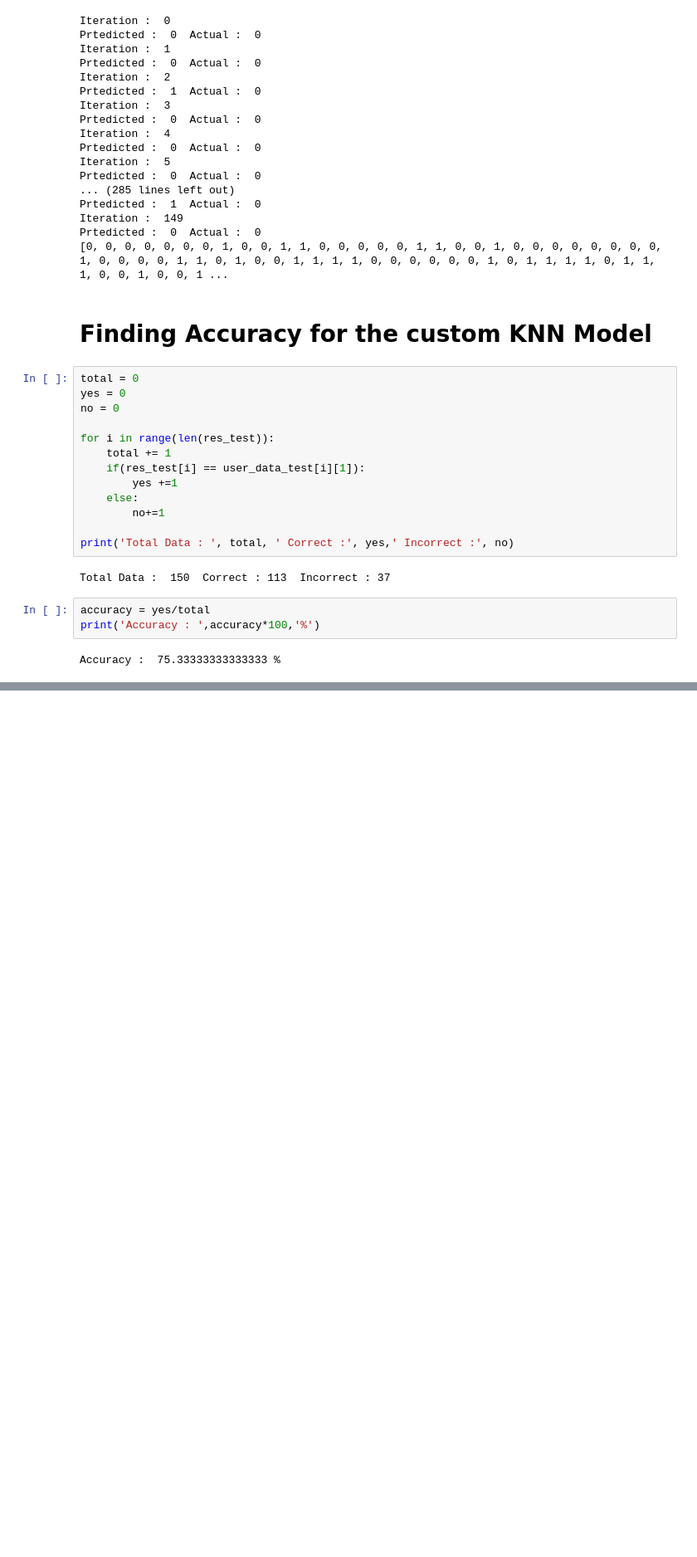
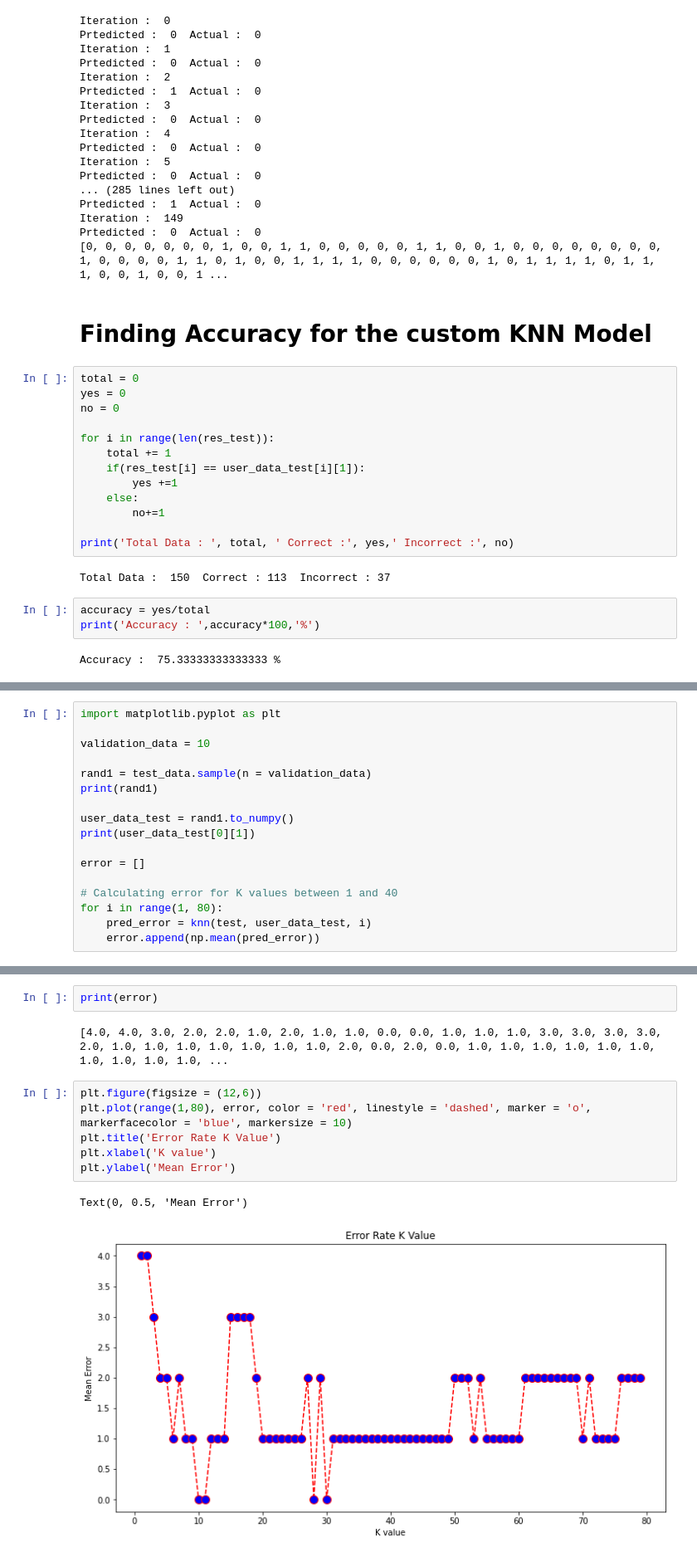
Before and after one commit to himel99/ML-Lab, a Jupyter notebook: Assignment/KNN_raw_1707082.ipynb, the cells around one changed output, grey strips where cells are left out. Shown: that part at 83% size. Drawn from its saved outputs; the diff is of its cells as text; blank space fills up the shorter version.

Commit message:
plot updated with error rate

```diff
--- a/Assignment/KNN_raw_1707082.ipynb
+++ b/Assignment/KNN_raw_1707082.ipynb
@@ -303,0 +373,17 @@ Accuracy :  75.33333333333333 %
+# %%
+import matplotlib.pyplot as plt
+
+validation_data = 10
+
+rand1 = test_data.sample(n = validation_data)
+print(rand1)
+
+user_data_test = rand1.to_numpy()
+print(user_data_test[0][1])
+
+error = []
+
+# Calculating error for K values between 1 and 40
+for i in range(1, 80):
+    pred_error = knn(test, user_data_test, i)
+    error.append(np.mean(pred_error))
@@ -303,0 +408,13 @@ Accuracy :  75.33333333333333 %
+# %%
+print(error)
+# %% [output]
+[4.0, 4.0, 3.0, 2.0, 2.0, 1.0, 2.0, 1.0, 1.0, 0.0, 0.0, 1.0, 1.0, 1.0, 3.0, 3.0, 3.0, 3.0, 2.0, 1.0, 1.0, 1.0, 1.0, 1.0, 1.0, 1.0, 2.0, 0.0, 2.0, 0.0, 1.0, 1.0, 1.0, 1.0, 1.0, 1.0, 1.0, 1.0, 1.0, 1.0, ...
+# %%
+plt.figure(figsize = (12,6))
+plt.plot(range(1,80), error, color = 'red', linestyle = 'dashed', marker = 'o', markerfacecolor = 'blue', markersize = 10)
+plt.title('Error Rate K Value')
+plt.xlabel('K value')
+plt.ylabel('Mean Error')
+# %% [output]
+Text(0, 0.5, 'Mean Error')
+[figure, added]
```
Also changed, not shown: parts of 4 cells of this notebook.
